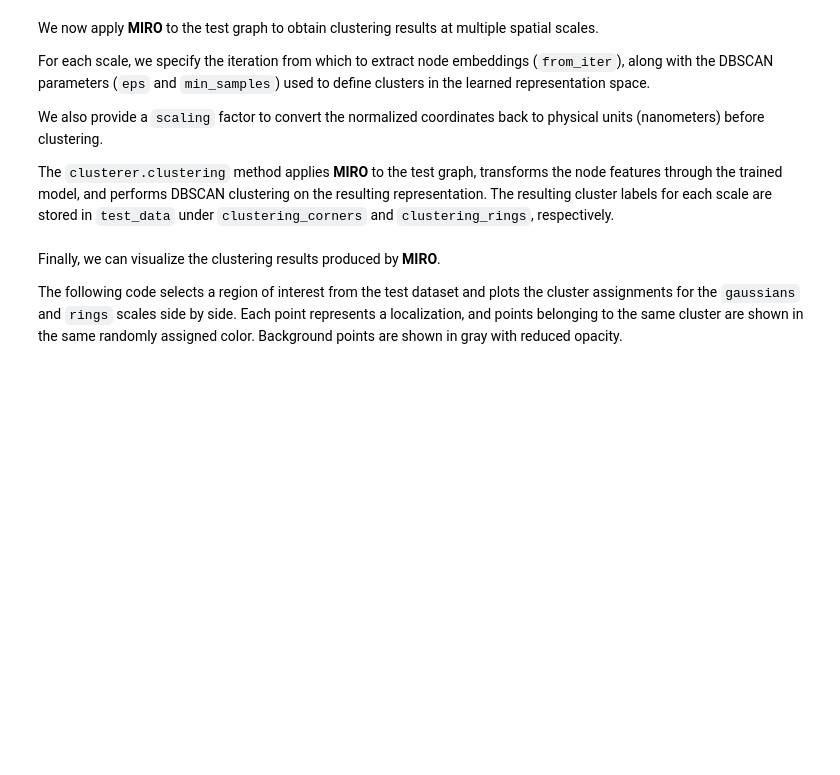
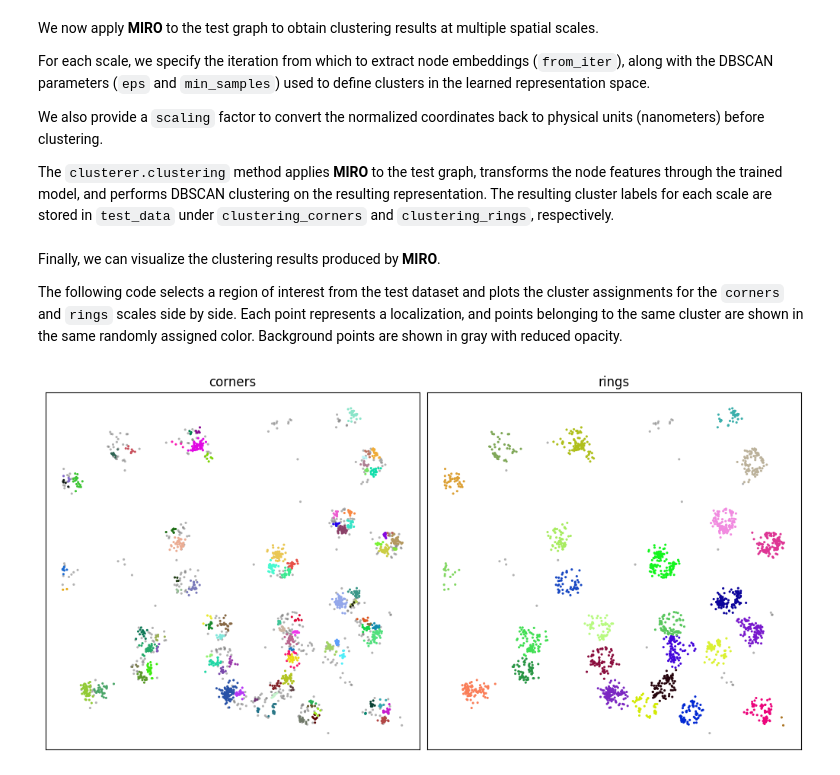
Before and after one commit to DeepTrackAI/MIRO, a Jupyter notebook: multiscale/tutorial.ipynb, the cells around one changed output. Saved outputs shown, nothing was run; the diff lists cells and outputs as text; code cells hidden in the pictures; blank space fills up the shorter version.

```diff
--- a/multiscale/tutorial.ipynb
+++ b/multiscale/tutorial.ipynb
@@ -347,7 +372,7 @@ for scale_name, params in metadata.items():
 # %% [markdown]
 Finally, we can visualize the clustering results produced by **MIRO**.
 
-The following code selects a region of interest from the test dataset and plots the cluster assignments for the `gaussians` and `rings` scales side by side. Each point represents a localization, and points belonging to the same cluster are shown in the same randomly assigned color. Background points are shown in gray with reduced opacity.
+The following code selects a region of interest from the test dataset and plots the cluster assignments for the `corners` and `rings` scales side by side. Each point represents a localization, and points belonging to the same cluster are shown in the same randomly assigned color. Background points are shown in gray with reduced opacity.
 # %%
 mask = (
     test_data["xnm"].between(29000, 31000)
@@ -356,31 +381,33 @@ mask = (
 crop = test_data.loc[mask]
 
 fig, axes = plt.subplots(1, 2, figsize=(10, 5), constrained_layout=True)
 
-scales = ["gaussians", "rings"]
+scales = ["corners", "rings"]
 
 for ax, scale in zip(axes, scales):
     col = f"clustering_{scale}"
     groups = crop.groupby(col, sort=False)
 
     for label, group in groups:
         if label == -1:
             color, alpha = "gray", 0.6
         else:
             color = np.random.rand(3)
             alpha = 1.0
 
         ax.scatter(
             group["xnm"],
             group["ynm"],
             s=5,
             color=color,
             alpha=alpha,
             edgecolors="none",
         )
 
     ax.set_xticks([])
     ax.set_yticks([])
     ax.set_title(f"{scale}", fontsize=12)
 
 plt.show()
+# %% [output]
+[figure, added]
```
Also changed, not shown: parts of 5 cells of this notebook.
